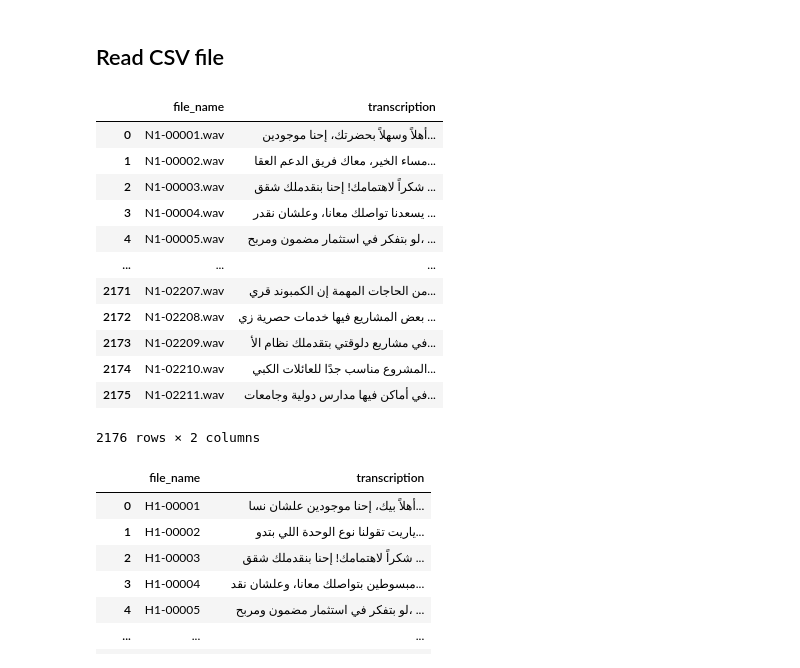
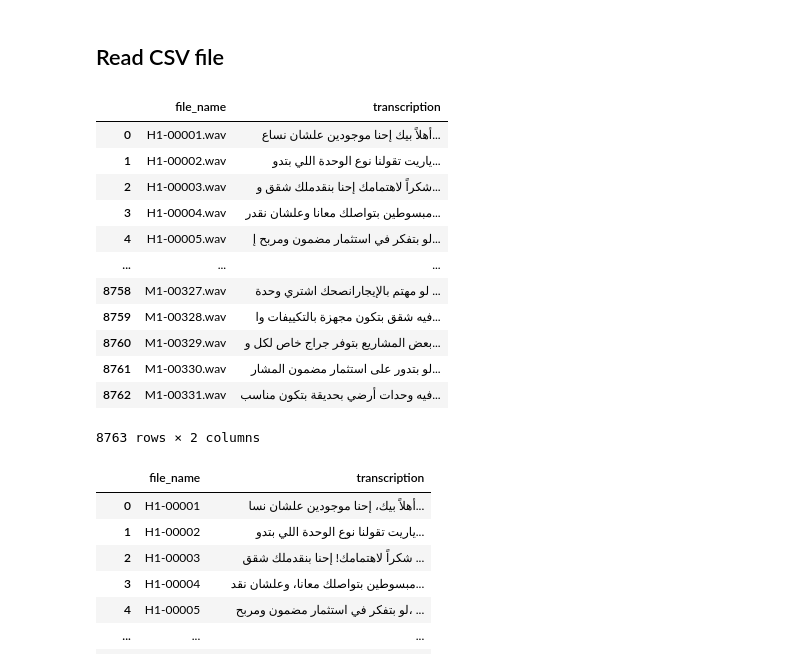
Before and after one commit to seqoon/Sai-TTS, a Jupyter notebook: notebooks/edit_csv_for_DS_format.ipynb, the cells around one changed output. Cells and saved outputs as stored; diff of their text form; code cells hidden in the pictures.

```diff
--- a/notebooks/edit_csv_for_DS_format.ipynb
+++ b/notebooks/edit_csv_for_DS_format.ipynb
@@ -7,22 +7,22 @@ import pandas as pd
 # %% [markdown]
 ## Read CSV file
 # %%
-df = pd.read_csv('/home/abdelrahman-khaled/Projects/Data/Nour/After editing-20250803T161818Z-1-001/After editing/Nour_Data/metadata.csv')
+df = pd.read_csv('/home/abdelrahman-khaled/Projects/Data/All/Seqoon_DS/metadata_for_tts.csv')
 df
 # %% [output]
 |  | file_name | transcription |
-| 0 | N1-00001.wav | أهلاً وسهلاً بحضرتك، إحنا موجودين... |
-| 1 | N1-00002.wav | مساء الخير، معاك فريق الدعم العقا... |
-| 2 | N1-00003.wav | شكراً لاهتمامك! إحنا بنقدملك شقق ... |
-| 3 | N1-00004.wav | يسعدنا تواصلك معانا، وعلشان نقدر ... |
-| 4 | N1-00005.wav | لو بتفكر في استثمار مضمون ومربح، ... |
+| 0 | H1-00001.wav | أهلاً بيك إحنا موجودين علشان نساع... |
+| 1 | H1-00002.wav | ياريت تقولنا نوع الوحدة اللي بتدو... |
+| 2 | H1-00003.wav | شكراً لاهتمامك إحنا بنقدملك شقق و... |
+| 3 | H1-00004.wav | مبسوطين بتواصلك معانا وعلشان نقدر... |
+| 4 | H1-00005.wav | لو بتفكر في استثمار مضمون ومربح إ... |
 | ... | ... | ... |
-| 2171 | N1-02207.wav | من الحاجات المهمة إن الكمبوند قري... |
-| 2172 | N1-02208.wav | بعض المشاريع فيها خدمات حصرية زي ... |
-| 2173 | N1-02209.wav | في مشاريع دلوقتي بتقدملك نظام الأ... |
-| 2174 | N1-02210.wav | المشروع مناسب جدًا للعائلات الكبي... |
-| 2175 | N1-02211.wav | في أماكن فيها مدارس دولية وجامعات... |
+| 8758 | M1-00327.wav | لو مهتم بالإيجارانصحك اشتري وحدة ... |
+| 8759 | M1-00328.wav | فيه شقق بتكون مجهزة بالتكييفات وا... |
+| 8760 | M1-00329.wav | بعض المشاريع بتوفر جراج خاص لكل و... |
+| 8761 | M1-00330.wav | لو بتدور على استثمار مضمون المشار... |
+| 8762 | M1-00331.wav | فيه وحدات أرضي بحديقة بتكون مناسب... |
-2176 rows × 2 columns
+8763 rows × 2 columns
 # %%
 df = df.drop(columns=['Notes'])
 df
```
Also changed, not shown: parts of 2 cells of this notebook, 12 other files.
